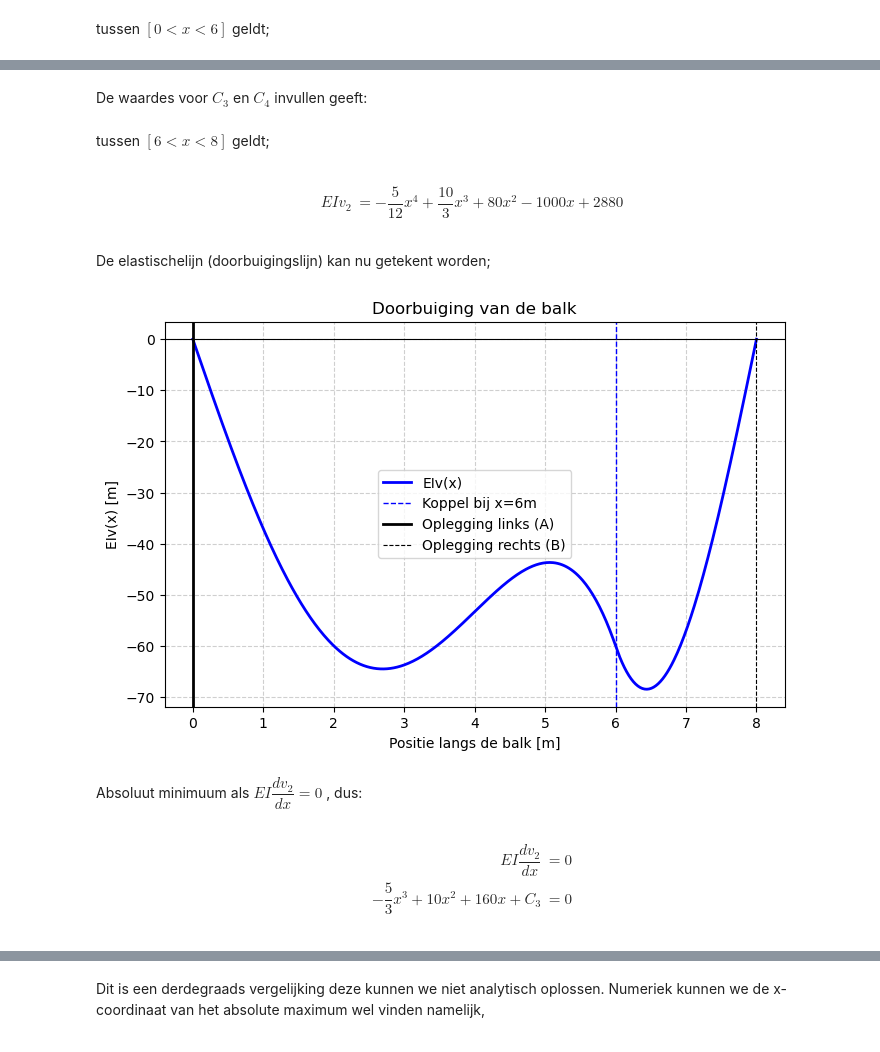
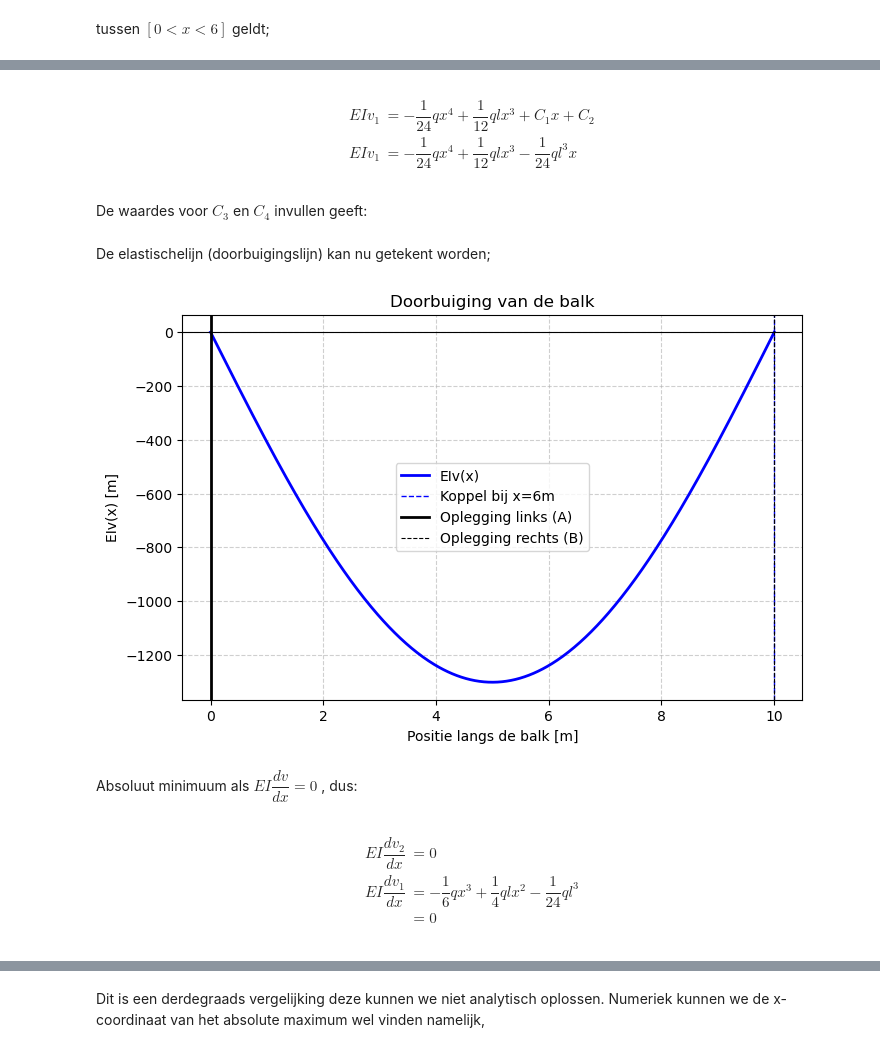
Before and after one commit to HHS-boeken/Mechanica, a Jupyter notebook: book/H1/Opgave_les2.ipynb, the cells around one changed output, grey strips where cells are left out. Drawn from its saved outputs; the diff is of its cells as text; code cells hidden in the pictures.

```diff
--- a/book/H1/Opgave_les2.ipynb
+++ b/book/H1/Opgave_les2.ipynb
@@ -153,12 +141,11 @@ EIv_1 &= -\dfrac{5}{12}x^4 + \dfrac{10}{3}x^3 - 40x
+# %% [markdown]
+
+\begin{align}
+EIv_1 &= -\dfrac{1}{24}qx^4 +\dfrac{1}{12}qlx^3 + C_1x + C_2 \\
+EIv_1 &= -\dfrac{1}{24}qx^4 +\dfrac{1}{12}qlx^3 -\dfrac{1}{24}ql^3x
+\end{align}
 # %% [markdown]
 De waardes voor $C_3$ en $C_4$ invullen geeft:
-# %% [markdown]
-tussen $[6 < x < 8]$ geldt;
-# %% [markdown]
-
-\begin{align}
-EIv_2 &= -\dfrac{5}{12}x^4+\dfrac{10}{3}x^3+80x^2 -1000x + 2880
-\end{align}
 # %% [markdown]
 De elastischelijn (doorbuigingslijn) kan nu getekent worden;
 # %%
@@ -166,45 +153,45 @@ import numpy as np
 import matplotlib.pyplot as plt
 
 # Gegeven parameters
-L = 8       # Lengte van de balk (m)
-x_C = 6     # Locatie van het koppel (m)
-q = -10     # Verdeelde belasting (kN/m, naar beneden)
+L = 10       # Lengte van de balk (m)
+x_C = 10     # Locatie van het koppel (m)
+q = 10     # Verdeelde belasting (kN/m, naar beneden)
 M_C = 160   # Koppel (kNm, met de klok mee)
 R_A = 20    # Reactiekracht bij A (kN)
 R_B = 60    # Reactiekracht bij B (kN)
 
 # Discretisatie van de balk
 x_values = np.linspace(0, L, 500)
 EIv_values = np.zeros_like(x_values)
 
 # Momentverloop berekenen
 for i, x in enumerate(x_values):
     if x < x_C:  # Links van het koppel
-        EIv_values[i] = (-(5/12) * x**4 + (10/3) * x**3 - 40*x) * 1
+        EIv_values[i] = (-(1/24) * q * x**4 + (1/12) * q * L * x**3 - (1/24) * q * L**3 * x) * 1
     else:  # Rechts van het koppel
-        EIv_values[i] = (-(5/12) * x**4 + (10/3) * x**3 + 80*x**2 - 1000*x +2880) * 1 # Sprong in moment door koppel
+        EIv_values[i] = 0
 
 # Plot de momentenlijn
 plt.figure(figsize=(8, 5))
 plt.plot(x_values, EIv_values, label="EIv(x)", linewidth=2, color='blue')
 plt.axhline(0, color='black', linewidth=0.8)
 plt.axvline(x_C, color='blue', linestyle='dashed', linewidth=1, label="Koppel bij x=6m")
 plt.axvline(0, color='black', linewidth=2, label="Oplegging links (A)")
 plt.axvline(L, color='black', linestyle='dashed', linewidth=0.8, label="Oplegging rechts (B)")
 plt.xlabel("Positie langs de balk [m]")
 plt.ylabel("EIv(x) [m]")
 plt.title("Doorbuiging van de balk")
 plt.grid(True, linestyle='--', alpha=0.6)
 plt.legend()
 plt.show()
 # %% [output]
-[figure, old version]
+[figure, new version]
 # %% [markdown]
 
-Absoluut minimuum als $EI\dfrac{dv_2}{dx} = 0$ , dus:
+Absoluut minimuum als $EI\dfrac{dv}{dx} = 0$ , dus:
 # %% [markdown]
 
 \begin{align}
 EI\dfrac{dv_2}{dx} &= 0 \\
--\dfrac{5}{3}x^3+10x^2+160x+C_3 &=0 \\
+EI\dfrac{dv_1}{dx} &= -\dfrac{1}{6}qx^3 +\dfrac{1}{4}qlx^2 -\dfrac{1}{24}ql^3 \\ &=0 \\
 \end{align}
```
Also changed, not shown: parts of 10 cells of this notebook.
